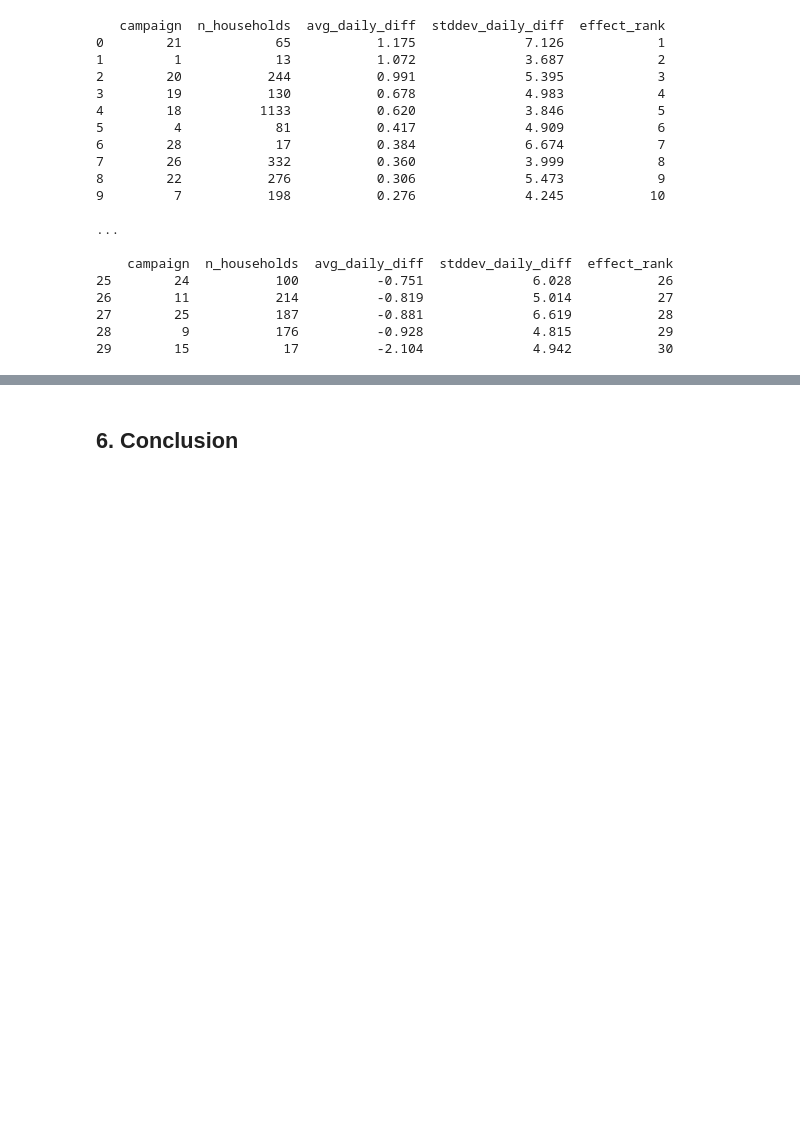
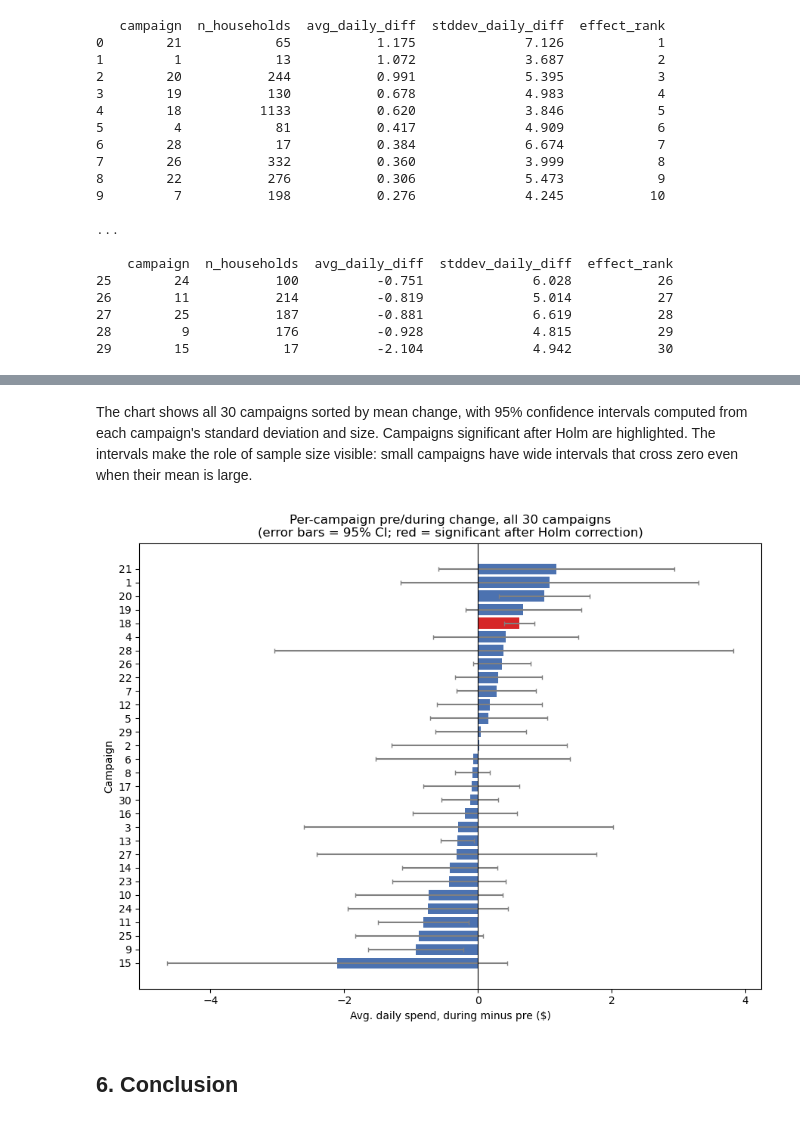
Before and after one commit to juan-llanos/retail-consumer-behavior, a Jupyter notebook: notebooks/05_campaigns_and_coupons.ipynb, the cells around one changed output, grey strips where cells are left out. Cells and saved outputs as stored; diff of their text form; code cells hidden in the pictures; blank space fills up the shorter version.

```diff
--- a/notebooks/05_campaigns_and_coupons.ipynb
+++ b/notebooks/05_campaigns_and_coupons.ipynb
@@ -625,3 +762,32 @@ This isn't a weaker result than the original; it's a stronger confirmation of Se
+# %% [markdown]
+The chart shows all 30 campaigns sorted by mean change, with 95% confidence intervals computed from each campaign's standard deviation and size. Campaigns significant after Holm are highlighted. The intervals make the role of sample size visible: small campaigns have wide intervals that cross zero even when their mean is large.
+# %%
+plot_df = (
+    campaign_rank[["campaign", "n_households", "avg_daily_diff", "stddev_daily_diff"]]
+    .merge(campaign_tests[["campaign", "significant_holm"]], on="campaign")
+    .sort_values("avg_daily_diff")
+    .reset_index(drop=True)
+)
+t_crit = stats.t.ppf(0.975, plot_df["n_households"] - 1)
+plot_df["ci_half_width"] = t_crit * plot_df["stddev_daily_diff"] / np.sqrt(plot_df["n_households"])
+
+bar_colors = ["#d62728" if sig else "#4C72B0" for sig in plot_df["significant_holm"]]
+
+fig, ax = plt.subplots(figsize=(9, 7))
+ax.barh(plot_df["campaign"].astype(str), plot_df["avg_daily_diff"],
+        xerr=plot_df["ci_half_width"], color=bar_colors, ecolor="gray", capsize=2)
+ax.axvline(0, color="black", linewidth=0.8)
+ax.set_xlabel("Avg. daily spend, during minus pre ($)")
+ax.set_ylabel("Campaign")
+ax.set_title("Per-campaign pre/during change, all 30 campaigns\n(error bars = 95% CI; red = significant after Holm correction)")
+plt.tight_layout()
+
+from pathlib import Path
+Path("../outputs/figures").mkdir(parents=True, exist_ok=True)
+plt.savefig("../outputs/figures/05_campaign_effect_ranking.png", bbox_inches="tight", dpi=300)
+plt.show()
+# %% [output]
+[figure, new version]
 # %% [markdown]
 ## 6. Conclusion
 # %% [markdown]
```
Also changed, not shown: parts of 21 cells of this notebook, 8 other files.
